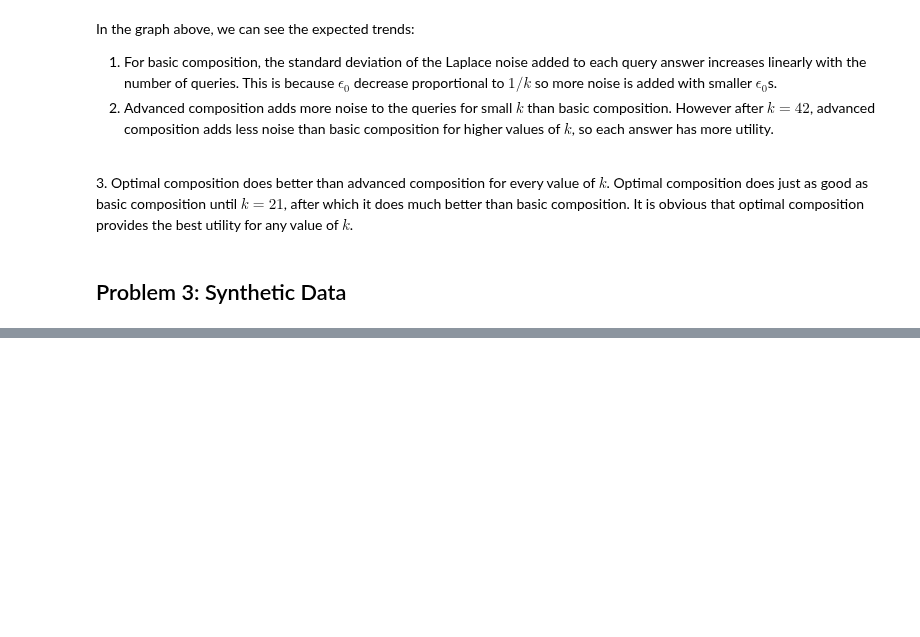
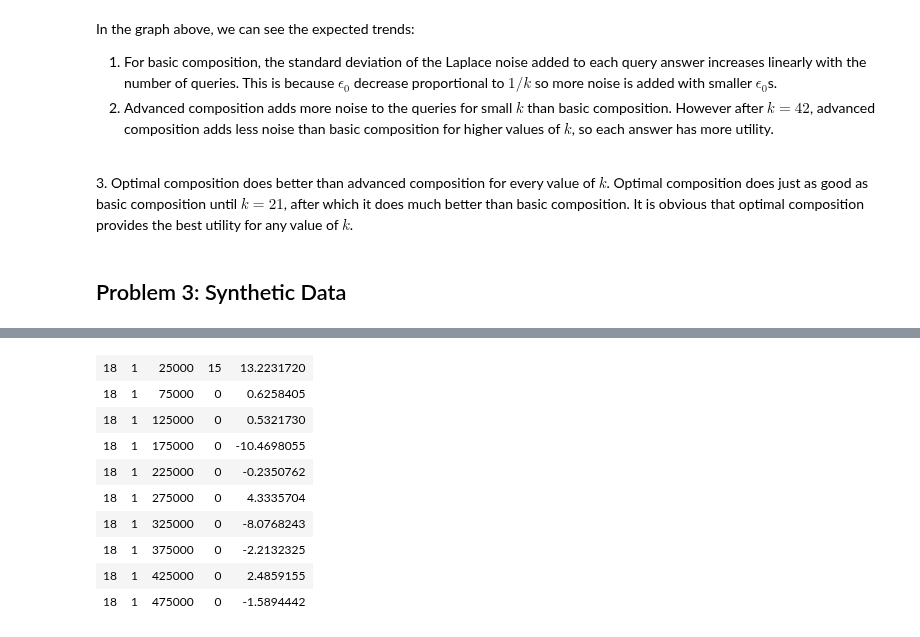
Before and after one commit to bhavenp/cs208, a Jupyter notebook: homework/HW3/HW3_Bhaven_Patel.ipynb, the cells around one changed output, grey strips where cells are left out. Drawn from its saved outputs; the diff is of its cells as text; code cells hidden in the pictures; blank space fills up the shorter version.

```diff
--- a/homework/HW3/HW3_Bhaven_Patel.ipynb
+++ b/homework/HW3/HW3_Bhaven_Patel.ipynb
@@ -294,6 +294,6 @@ In the graph above, we can see the expected trends:
 # %%
 #read in the PUMS dataset
 pums_df <- read.csv("../../data/MaPUMS5full.csv");
+
 #trim dataset to 'income','educ','age' columns
-pums_df_trimmed <- subset(pums_df, select = c('income','educ','age') );
-# pums_df_trimmed
+pums_df_trimmed <- subset(pums_df, select = c('age', 'educ', 'income') );
@@ -387,2 +401,15 @@ Sys.time() #for timing
+# %%
+xyzOut$release[1:10, ]
+# %% [output]
+| 18 | 1 | 25000 | 15 | 13.2231720 |
+| 18 | 1 | 75000 | 0 | 0.6258405 |
+| 18 | 1 | 125000 | 0 | 0.5321730 |
+| 18 | 1 | 175000 | 0 | -10.4698055 |
+| 18 | 1 | 225000 | 0 | -0.2350762 |
+| 18 | 1 | 275000 | 0 | 4.3335704 |
+| 18 | 1 | 325000 | 0 | -8.0768243 |
+| 18 | 1 | 375000 | 0 | -2.2132325 |
+| 18 | 1 | 425000 | 0 | 2.4859155 |
+| 18 | 1 | 475000 | 0 | -1.5894442 |
 # %%
 #run simulations for generating synthetic data from DP histogram releases and calculating betas for linear regression coefficients
```
Also changed, not shown: parts of 10 cells of this notebook, 3 other files.
